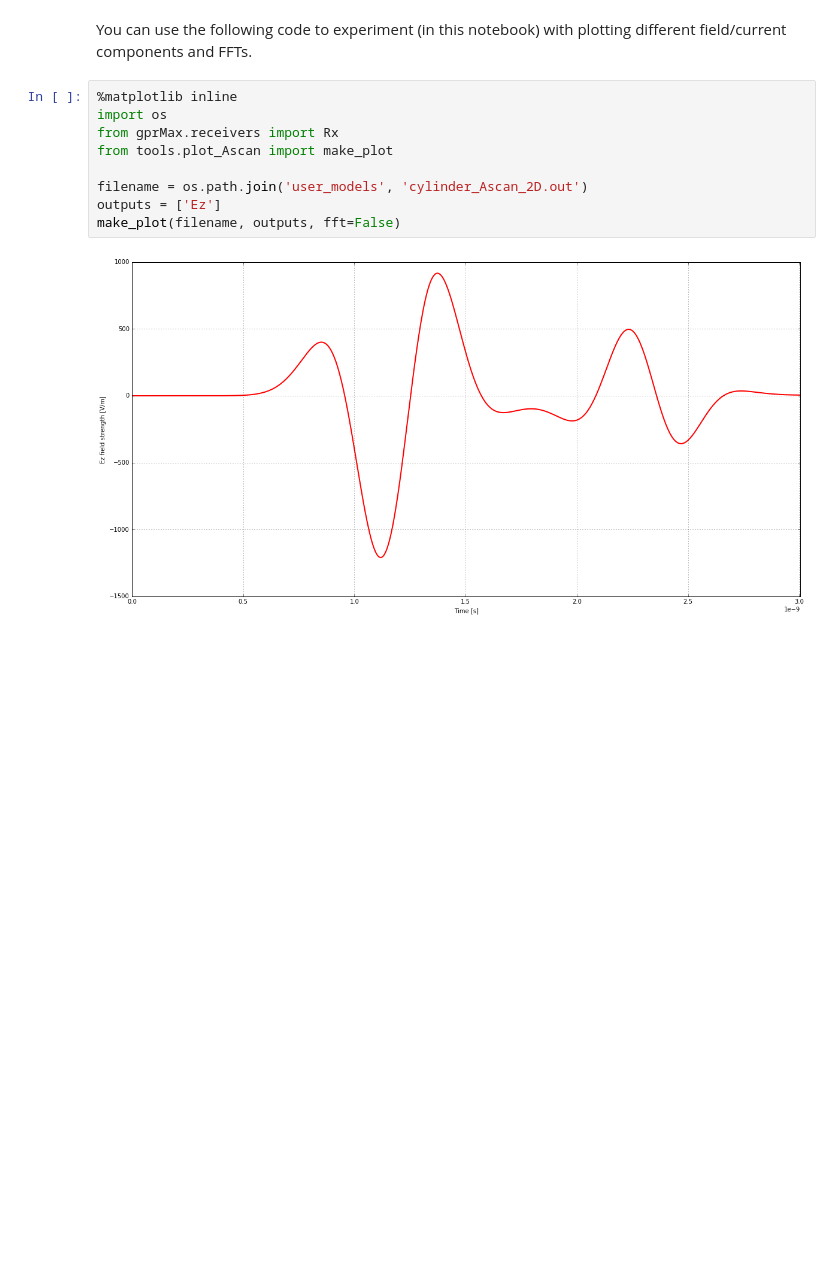
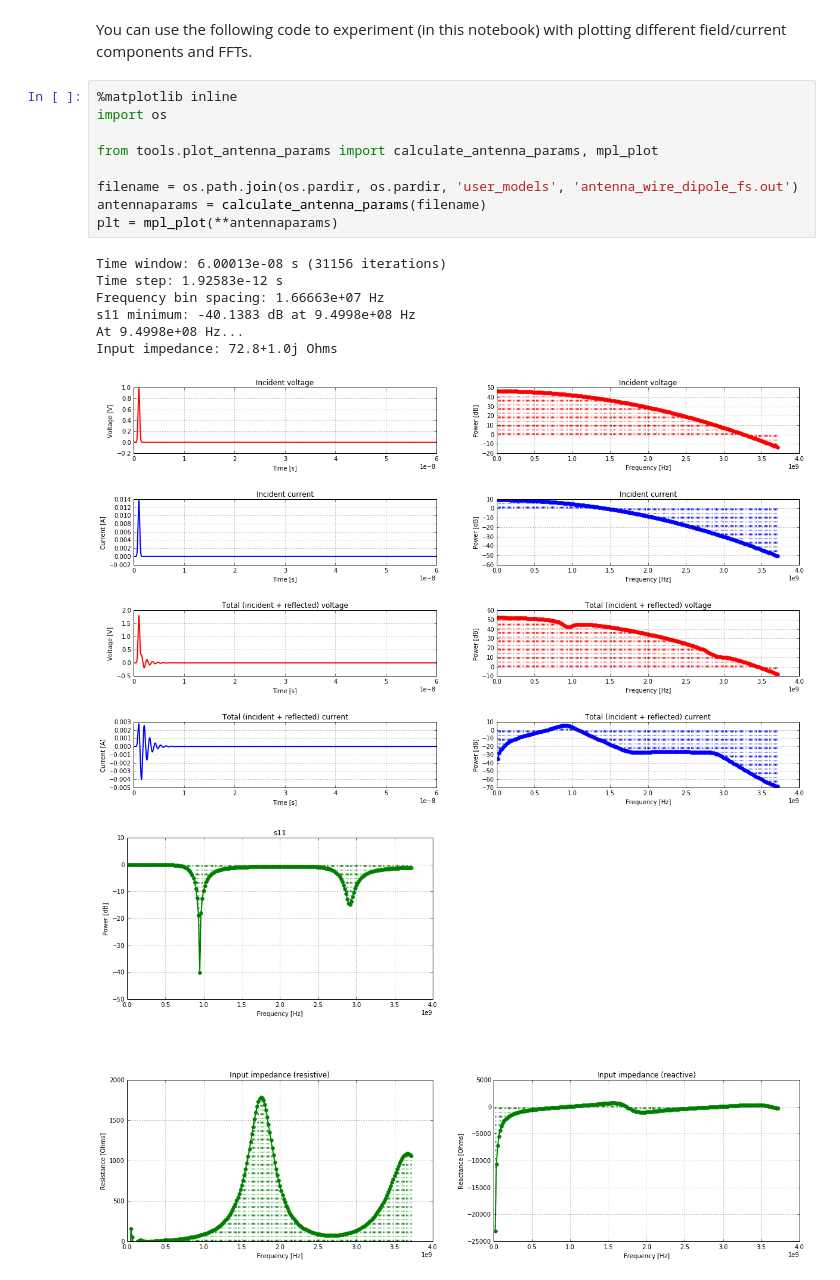
Before and after one commit to gprMax/gprMax, a Jupyter notebook: tools/Jupyter notebooks/plot_antenna_params.ipynb, the cells around one changed output. Drawn from its saved outputs; the diff is of its cells as text; blank space fills up the shorter version.

Commit message:
Updated notebooks to benefit from importable packages.

```diff
--- a/tools/Jupyter notebooks/plot_antenna_params.ipynb
+++ b/tools/Jupyter notebooks/plot_antenna_params.ipynb
@@ -16,11 +15,18 @@ You can use the following code to experiment (in this notebook) with plotting di
 # %%
 %matplotlib inline
 import os
-from gprMax.receivers import Rx
-from tools.plot_Ascan import make_plot
 
-filename = os.path.join('user_models', 'cylinder_Ascan_2D.out')
-outputs = ['Ez']
-make_plot(filename, outputs, fft=False)
+from tools.plot_antenna_params import calculate_antenna_params, mpl_plot
+
+filename = os.path.join(os.pardir, os.pardir, 'user_models', 'antenna_wire_dipole_fs.out')
+antennaparams = calculate_antenna_params(filename)
+plt = mpl_plot(**antennaparams)
 # %% [output]
+Time window: 6.00013e-08 s (31156 iterations)
+Time step: 1.92583e-12 s
+Frequency bin spacing: 1.66663e+07 Hz
+s11 minimum: -40.1383 dB at 9.4998e+08 Hz
+At 9.4998e+08 Hz...
+Input impedance: 72.8+1.0j Ohms
-[figure, old version]
+[figure, new version]
+[figure, added]
```
Also changed, not shown: parts of 2 cells of this notebook, 2 other files.
